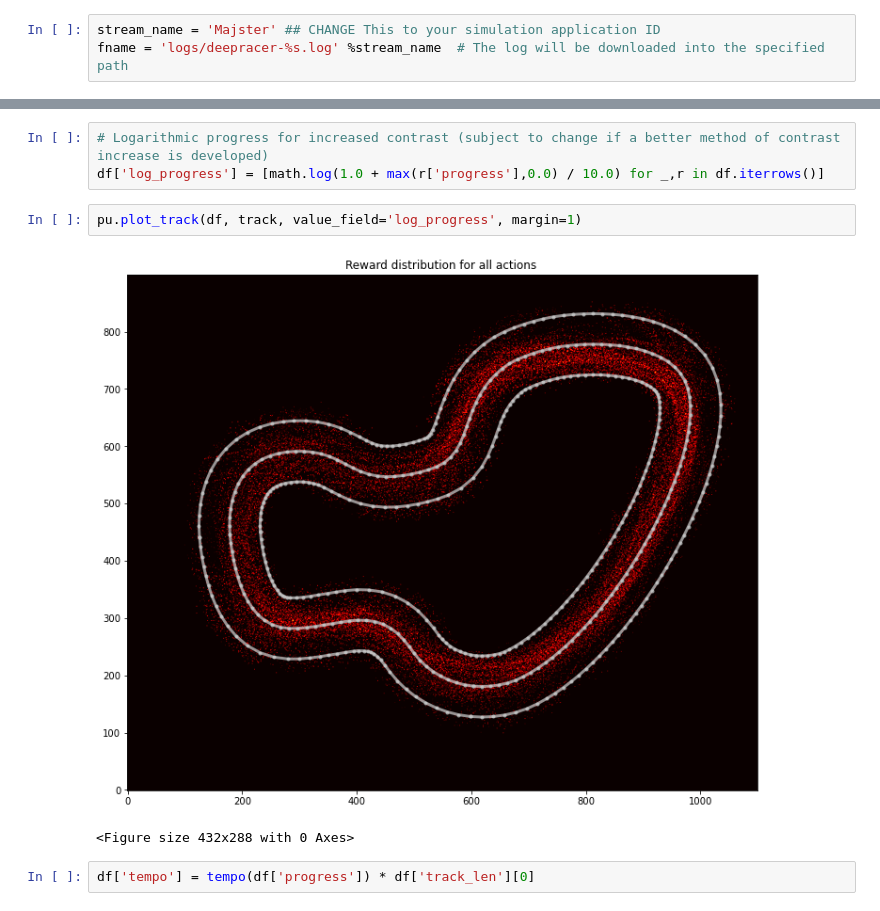
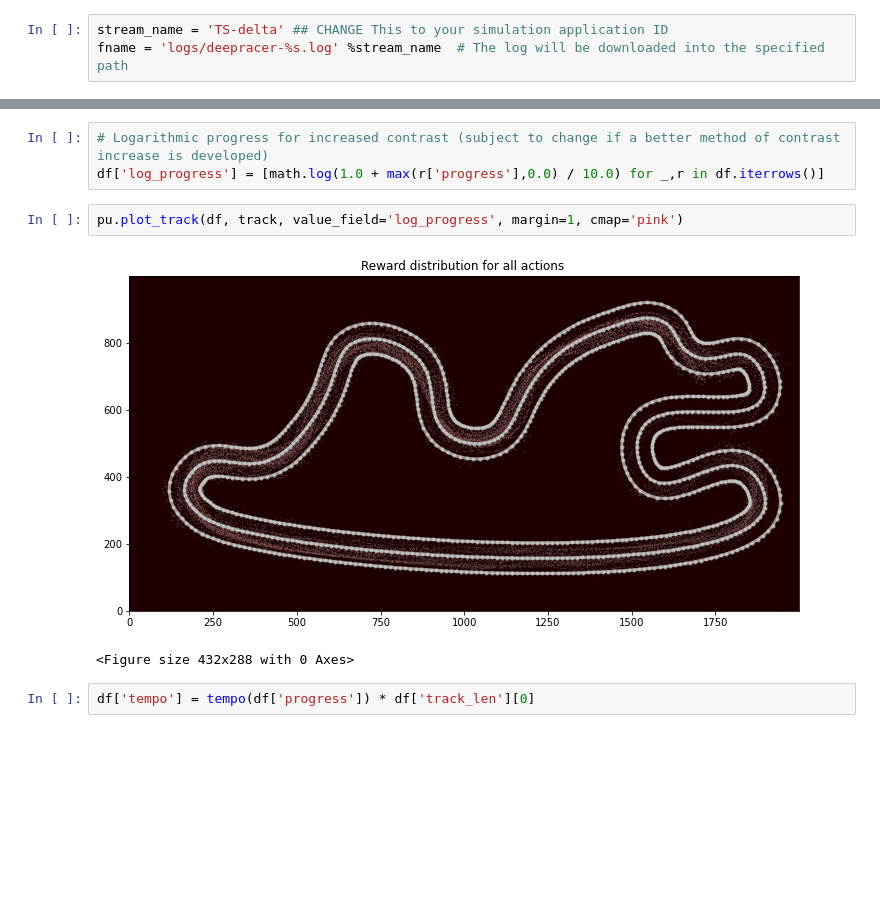
Before and after one commit to Maciej-GBS/dr-gummy, a Jupyter notebook: Essentials_analysis.ipynb, the cells around one changed output, grey strips where cells are left out. Drawn from its saved outputs; the diff is of its cells as text; blank space fills up the shorter version.

```diff
--- a/Essentials_analysis.ipynb
+++ b/Essentials_analysis.ipynb
@@ -99,7 +99,7 @@ plt.grid()
 # %% [markdown]
 ## Load log
 # %%
-stream_name = 'Majster' ## CHANGE This to your simulation application ID
+stream_name = 'TS-delta' ## CHANGE This to your simulation application ID
 fname = 'logs/deepracer-%s.log' %stream_name  # The log will be downloaded into the specified path
 # %%
 cw.download_log(fname, stream_prefix=stream_name)  # add force=True if you downloaded the file before but want to repeat
@@ -244,9 +244,9 @@ def tempo(progress):
 # Logarithmic progress for increased contrast (subject to change if a better method of contrast increase is developed)
 df['log_progress'] = [math.log(1.0 + max(r['progress'],0.0) / 10.0) for _,r in df.iterrows()]
 # %%
-pu.plot_track(df, track, value_field='log_progress', margin=1)
+pu.plot_track(df, track, value_field='log_progress', margin=1, cmap='pink')
 # %% [output]
-[figure, old version]
+[figure, new version]
 <Figure size 432x288 with 0 Axes>
 # %%
 df['tempo'] = tempo(df['progress']) * df['track_len'][0]
```
Also changed, not shown: parts of 27 cells of this notebook, 1 other file.
